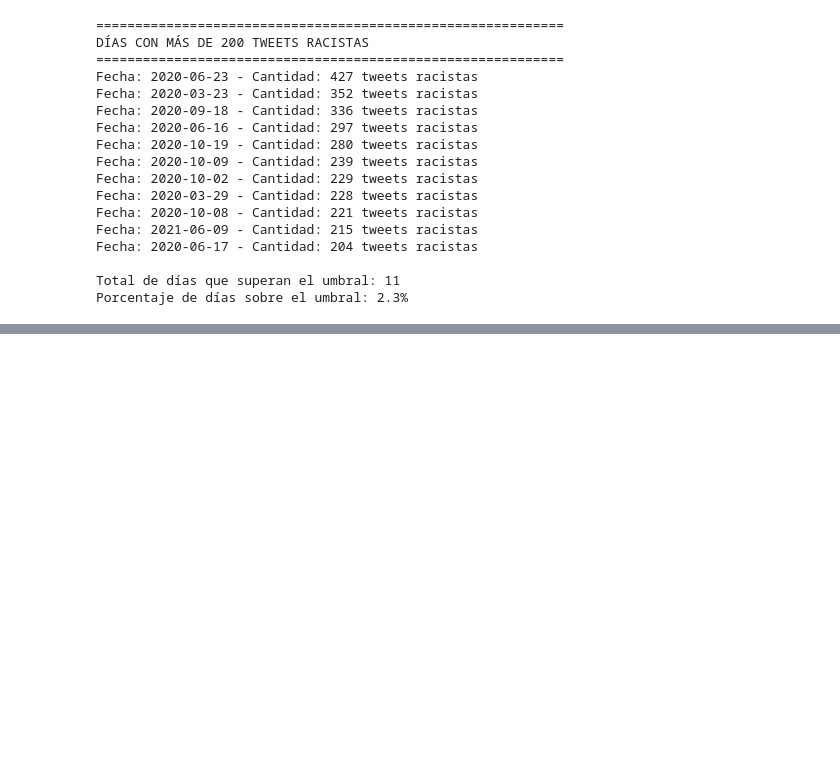
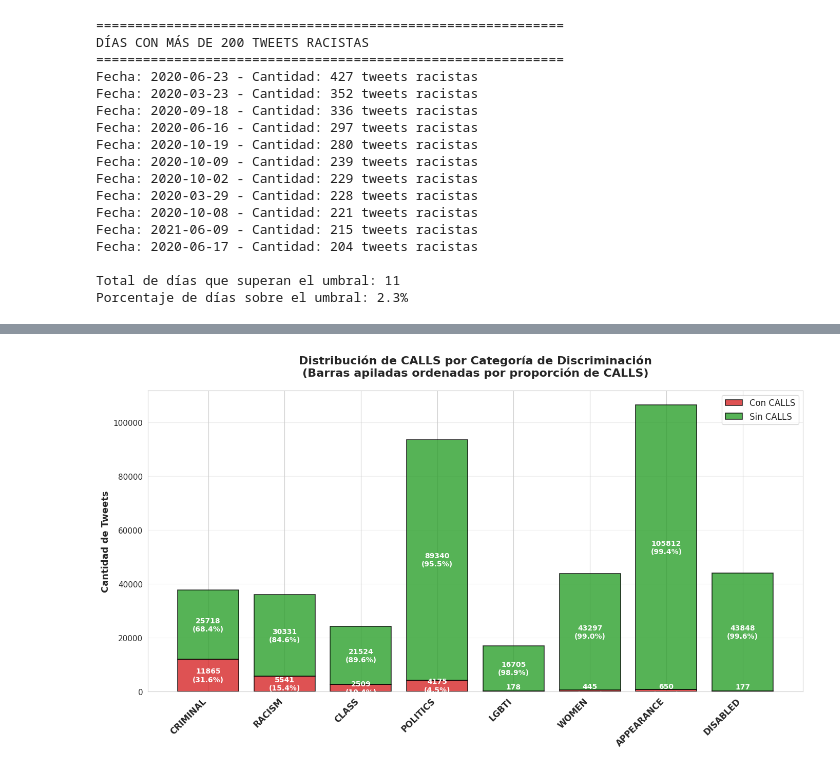
Before and after one commit to natdebandi/xenofobia_ar, a Jupyter notebook: analisis_xenofobia_pandemia_1.ipynb, the cells around one changed output, grey strips where cells are left out. Cells and saved outputs as stored; diff of their text form; code cells hidden in the pictures; blank space fills up the shorter version.

```diff
--- a/analisis_xenofobia_pandemia_1.ipynb
+++ b/analisis_xenofobia_pandemia_1.ipynb
@@ -580,0 +754,9 @@ Porcentaje de días sobre el umbral: 2.3%
+# %%
+# Paso 24: Crear DataFrame para visualización
+df_calls_viz = pd.DataFrame(resultados_calls).T
+df_calls_viz = df_calls_viz.sort_values('proporcion_calls', ascending=False)
+
+print(f"\n{'='*60}")
+print("RESUMEN ORDENADO POR PROPORCIÓN DE CALLS")
+print("="*60)
+print(df_calls_viz[['total', 'con_calls', 'proporcion_calls']])
@@ -580,0 +776,75 @@ Porcentaje de días sobre el umbral: 2.3%
+# %%
+# Paso 25: Gráfico de barras apiladas
+fig, ax = plt.subplots(figsize=(14, 8))
+
+# Preparar datos para el gráfico
+categorias_ordenadas = df_calls_viz.index.tolist()
+con_calls = df_calls_viz['con_calls'].values
+sin_calls = df_calls_viz['sin_calls'].values
+
+# Posiciones de las barras
+x_pos = range(len(categorias_ordenadas))
+
+# Crear barras apiladas
+barras_con_calls = ax.bar(x_pos, con_calls,
+                           label='Con CALLS',
+                           color='#d62728',
+                           alpha=0.8,
+                           edgecolor='black',
+                           linewidth=1.2)
+
+barras_sin_calls = ax.bar(x_pos, sin_calls,
+                           bottom=con_calls,
+                           label='Sin CALLS',
+                           color='#2ca02c',
+                           alpha=0.8,
+                           edgecolor='black',
+                           linewidth=1.2)
+
+# Agregar etiquetas con valores y porcentajes
+for i, cat in enumerate(categorias_ordenadas):
+    # Etiqueta para la parte "con CALLS"
+    if con_calls[i] > 0:
+        altura_con = con_calls[i] / 2
+        porcentaje_con = (con_calls[i] / df_calls_viz.loc[cat, 'total']) * 100
+        ax.text(i, altura_con,
+                f'{int(con_calls[i])}\n({porcentaje_con:.1f}%)',
+                ha='center',
+                va='center',
+                fontsize=10,
+                fontweight='bold',
+                color='white')
+
+    # Etiqueta para la parte "sin CALLS"
+    if sin_calls[i] > 0:
+        altura_sin = con_calls[i] + (sin_calls[i] / 2)
+        porcentaje_sin = (sin_calls[i] / df_calls_viz.loc[cat, 'total']) * 100
+        ax.text(i, altura_sin,
+                f'{int(sin_calls[i])}\n({porcentaje_sin:.1f}%)',
+                ha='center',
+                va='center',
+                fontsize=10,
+                fontweight='bold',
+                color='white')
+
+# Configurar ejes y título
+ax.set_xticks(x_pos)
+ax.set_xticklabels(categorias_ordenadas, rotation=45, ha='right', fontsize=12, fontweight='bold')
+ax.set_ylabel('Cantidad de Tweets', fontsize=13, fontweight='bold')
+ax.set_title('Distribución de CALLS por Categoría de Discriminación\n(Barras apiladas ordenadas por proporción de CALLS)',
+             fontsize=16,
+             fontweight='bold',
+             pad=20)
+
+# Leyenda
+ax.legend(fontsize=12, loc='upper right')
+
+# Grid
+ax.grid(True, alpha=0.3, axis='y')
+ax.set_axisbelow(True)
+
+# Ajustar layout
+plt.tight_layout()
+plt.show()
+# %% [output]
+[figure, added]
```
Also changed, not shown: parts of 4 cells of this notebook.
